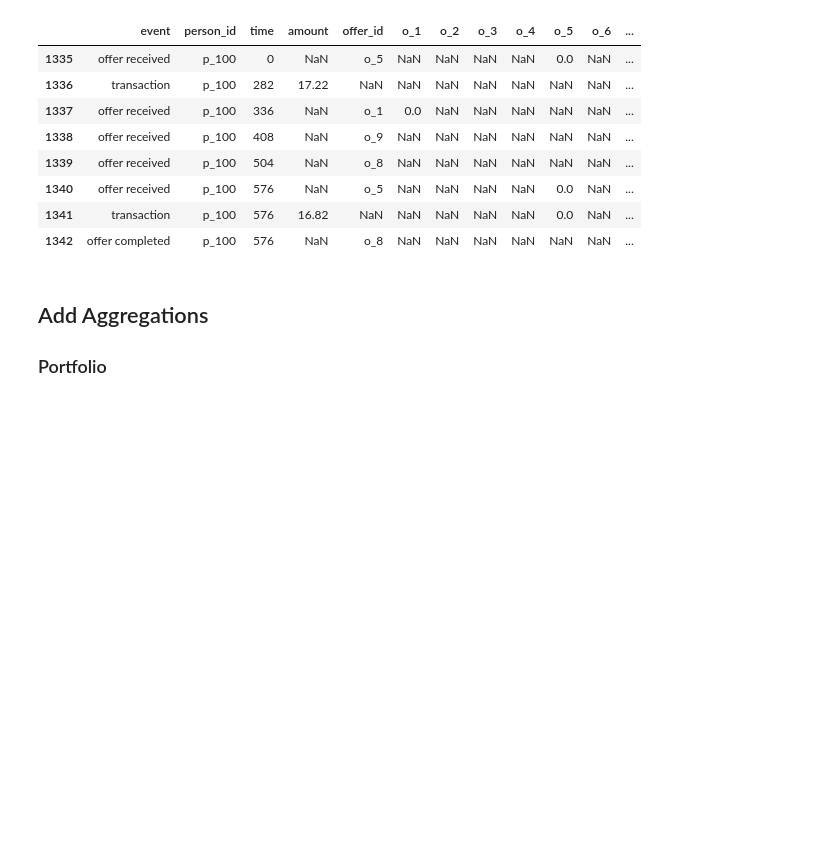
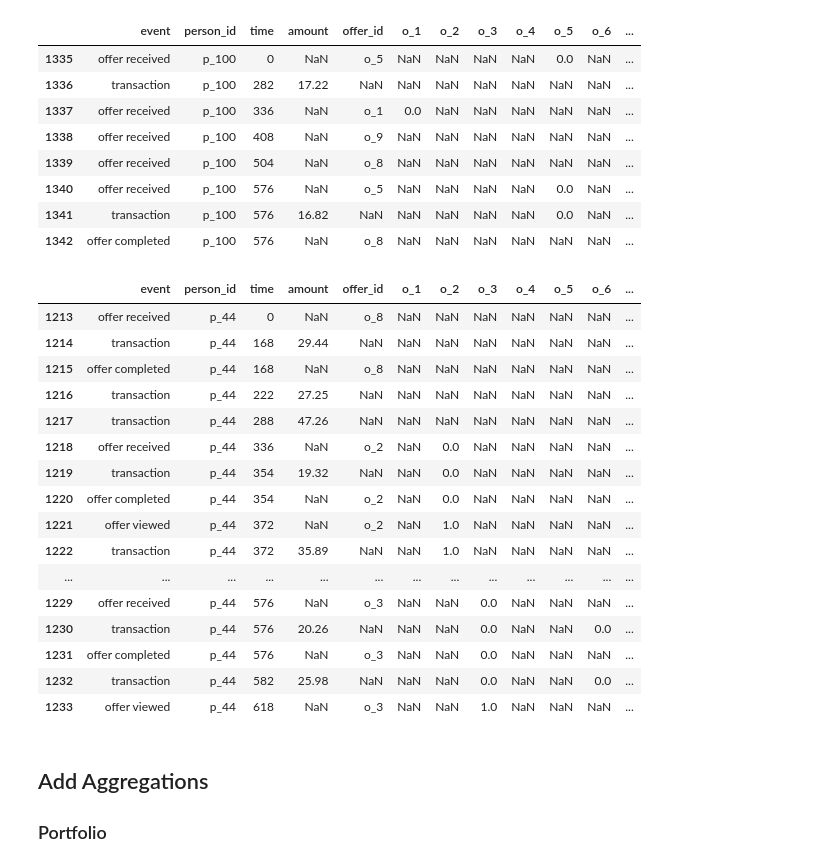
Before and after one commit to rbuerki/segmentation-challenge-starbucks, a Jupyter notebook: 1-data_prep.ipynb, the cells around one changed output. Cells and saved outputs as stored; diff of their text form; code cells hidden in the pictures; blank space fills up the shorter version.

```diff
--- a/1-data_prep.ipynb
+++ b/1-data_prep.ipynb
@@ -628,3 +663,24 @@ transcript_extended.loc[transcript_extended['person_id'] == 'p_100']
+# %%
+# check results
+display(transcript_extended.loc[transcript_extended['person_id'] == 'p_44'])
+# %% [output]
+|  | event | person_id | time | amount | offer_id | o_1 | o_2 | o_3 | o_4 | o_5 | o_6 | ... |
+| 1213 | offer received | p_44 | 0 | NaN | o_8 | NaN | NaN | NaN | NaN | NaN | NaN | ... |
+| 1214 | transaction | p_44 | 168 | 29.44 | NaN | NaN | NaN | NaN | NaN | NaN | NaN | ... |
+| 1215 | offer completed | p_44 | 168 | NaN | o_8 | NaN | NaN | NaN | NaN | NaN | NaN | ... |
+| 1216 | transaction | p_44 | 222 | 27.25 | NaN | NaN | NaN | NaN | NaN | NaN | NaN | ... |
+| 1217 | transaction | p_44 | 288 | 47.26 | NaN | NaN | NaN | NaN | NaN | NaN | NaN | ... |
+| 1218 | offer received | p_44 | 336 | NaN | o_2 | NaN | 0.0 | NaN | NaN | NaN | NaN | ... |
+| 1219 | transaction | p_44 | 354 | 19.32 | NaN | NaN | 0.0 | NaN | NaN | NaN | NaN | ... |
+| 1220 | offer completed | p_44 | 354 | NaN | o_2 | NaN | 0.0 | NaN | NaN | NaN | NaN | ... |
+| 1221 | offer viewed | p_44 | 372 | NaN | o_2 | NaN | 1.0 | NaN | NaN | NaN | NaN | ... |
+| 1222 | transaction | p_44 | 372 | 35.89 | NaN | NaN | 1.0 | NaN | NaN | NaN | NaN | ... |
+| ... | ... | ... | ... | ... | ... | ... | ... | ... | ... | ... | ... | ... |
+| 1229 | offer received | p_44 | 576 | NaN | o_3 | NaN | NaN | 0.0 | NaN | NaN | NaN | ... |
+| 1230 | transaction | p_44 | 576 | 20.26 | NaN | NaN | NaN | 0.0 | NaN | NaN | 0.0 | ... |
+| 1231 | offer completed | p_44 | 576 | NaN | o_3 | NaN | NaN | 0.0 | NaN | NaN | NaN | ... |
+| 1232 | transaction | p_44 | 582 | 25.98 | NaN | NaN | NaN | 0.0 | NaN | NaN | 0.0 | ... |
+| 1233 | offer viewed | p_44 | 618 | NaN | o_3 | NaN | NaN | 1.0 | NaN | NaN | NaN | ... |
 # %% [markdown]
 ## Add Aggregations
 
```
Also changed, not shown: parts of 17 cells of this notebook.
